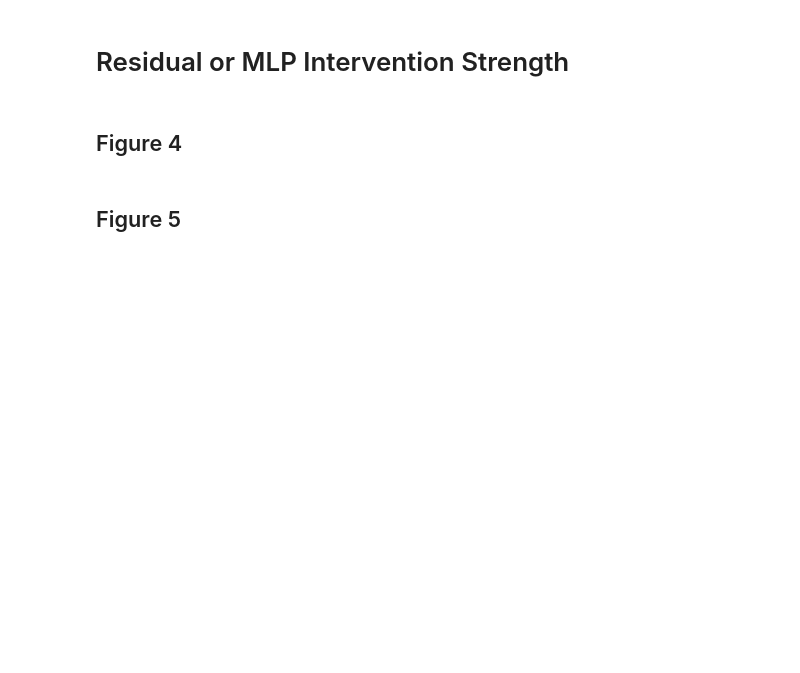
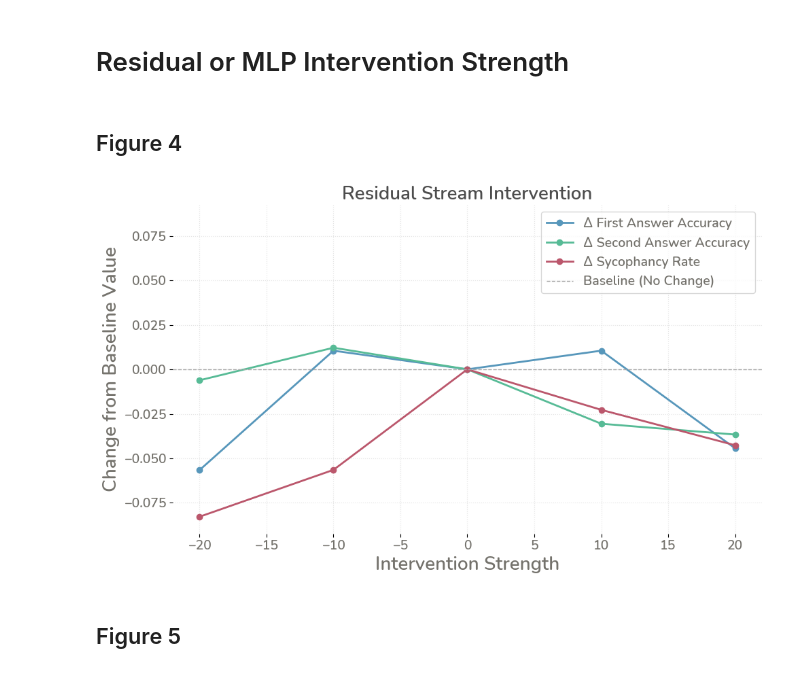
Before and after one commit to rifoagenadi/sycophancy, a Jupyter notebook: plots.ipynb, the cells around one changed output. Saved outputs shown, nothing was run; the diff lists cells and outputs as text; code cells hidden in the pictures; blank space fills up the shorter version.

```diff
--- a/plots.ipynb
+++ b/plots.ipynb
@@ -833,10 +893,10 @@ import numpy as np
 import pandas as pd # Seaborn works well with pandas for grouped bar charts
 
 # --- ADJUSTABLE FONT SIZES ---
-TITLE_FONT_SIZE = 18
-LABEL_FONT_SIZE = 16
+TITLE_FONT_SIZE = 20
+LABEL_FONT_SIZE = 20
 TICK_FONT_SIZE = 14
-LEGEND_FONT_SIZE = 12
+LEGEND_FONT_SIZE = 14
 
 # --- Simulate Data ---
 # Let's assume these are for an "Residual Intervention" scenario
@@ -898,42 +958,48 @@ else:
     plot_y_min = data_min_y - padding
     plot_y_max = data_max_y + padding
     # Ensure 0 is nicely visible if it's within the padded range or close
     if plot_y_min < 0 < plot_y_max:
         abs_max_delta = max(abs(plot_y_min), abs(plot_y_max))
         plot_y_min = -abs_max_delta
         plot_y_max = abs_max_delta
     elif plot_y_min > -padding/2:
         plot_y_min = min(plot_y_min, -padding/2)
     elif plot_y_max < padding/2:
         plot_y_max = max(plot_y_max, padding/2)
 
 
 fig2, ax2 = plt.subplots(figsize=(10, 6))
-ax2.plot(intervention_strengths, delta_initial_accuracy_residual, marker='o', linestyle='-', label='Δ Initial Accuracy from Baseline', color='cornflowerblue', linewidth=2)
-ax2.plot(intervention_strengths, delta_final_accuracy_residual, marker='o', linestyle='-', label='Δ Final Accuracy from Baseline', color='forestgreen', linewidth=2)
-ax2.plot(intervention_strengths, delta_shift_to_incorrect_residual, marker='o', linestyle='-', label='Δ Shift to Incorrect from Baseline', color='crimson', linewidth=2)
+fig2.patch.set_alpha(0.0)   # transparent figure background
+for spine in ax2.spines.values():
+    spine.set_visible(False)
+
+ax2.plot(intervention_strengths, delta_initial_accuracy_residual, marker='o', linestyle='-', label='Δ First Answer Accuracy', color='#5797bb', linewidth=2)
+ax2.plot(intervention_strengths, delta_final_accuracy_residual, marker='o', linestyle='-', label='Δ Second Answer Accuracy', color='#57bb96', linewidth=2)
+ax2.plot(intervention_strengths, delta_shift_to_incorrect_residual, marker='o', linestyle='-', label='Δ Sycophancy Rate', color='#bb576c', linewidth=2)
 
 ax2.axhline(0, color='darkgrey', linewidth=1.0, linestyle='--', label='Baseline (No Change)')
 
 # --- Apply Font Sizes ---
-ax2.set_xlabel('Intervention Strength', fontsize=LABEL_FONT_SIZE)
-ax2.set_ylabel('Change from Baseline Value', fontsize=LABEL_FONT_SIZE)
-ax2.set_title('Delta from Baseline for Residual Stream Intervention', fontsize=TITLE_FONT_SIZE)
+ax2.set_xlabel('Intervention Strength', fontsize=LABEL_FONT_SIZE, color="#74726c")
+ax2.set_ylabel('Change from Baseline Value', fontsize=LABEL_FONT_SIZE, color="#74726c")
+ax2.set_title('Residual Stream Intervention', fontsize=TITLE_FONT_SIZE, color="#4d4d4d")
 
 # Apply font size to tick labels
-ax2.tick_params(axis='both', which='major', labelsize=TICK_FONT_SIZE)
+ax2.tick_params(axis='both', which='major', labelsize=TICK_FONT_SIZE, labelcolor="#74726c")
 
 # Apply the determined y-limits
 ax2.set_ylim(plot_y_min, plot_y_max)
 
-ax2.legend(fontsize=LEGEND_FONT_SIZE)
+ax2.legend(fontsize=LEGEND_FONT_SIZE, labelcolor="#74726c")
 # ax2.grid(True, linestyle='--', alpha=0.7)
 ax2.grid(True, linestyle=':', alpha=0.6, color='lightgray')
 fig2.tight_layout() # Adjust layout to prevent overlapping labels
 
 # Save the figure before showing it
-plt.savefig('residual_intervention_strength.pdf', bbox_inches='tight') # Added bbox_inches='tight'
+# plt.savefig('residual_intervention_strength.pdf', bbox_inches='tight') # Added bbox_inches='tight'
 plt.show()
+# %% [output]
+[figure, added]
 # %% [markdown]
 ## Figure 5
 # %%
```
Also changed, not shown: parts of 36 cells of this notebook, 11 other files.
